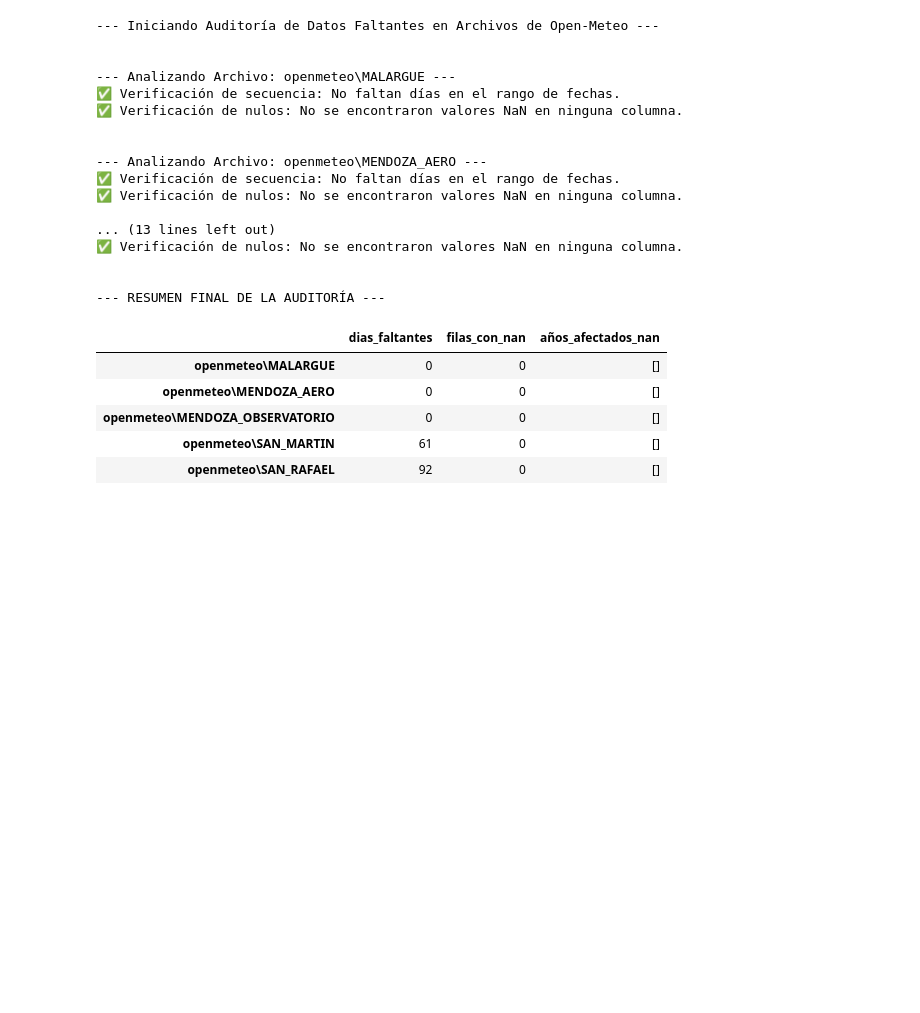
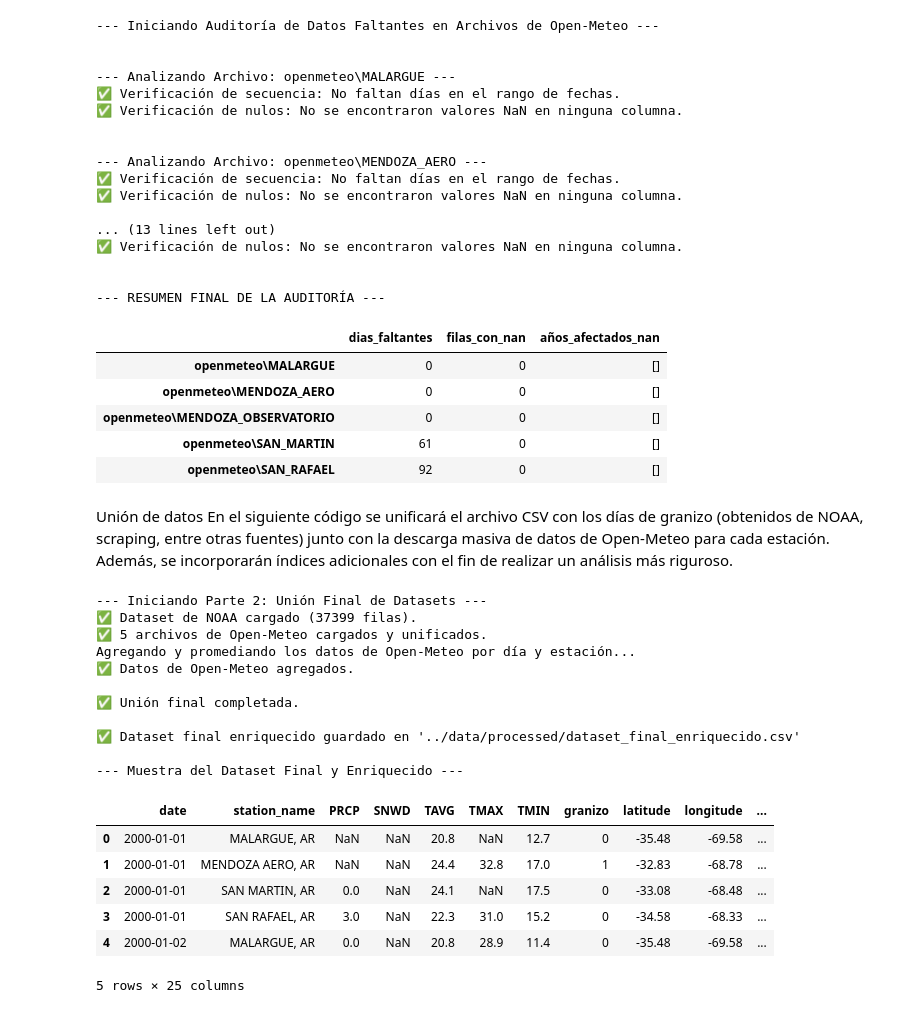
Before and after one commit to Nahuelito22/Nimbus-AI, a Jupyter notebook: notebooks/04_feature_engineering_y_enriquecimiento.ipynb, the cells around one changed output. Cells and saved outputs as stored; diff of their text form; code cells hidden in the pictures; blank space fills up the shorter version.

```diff
--- a/notebooks/04_feature_engineering_y_enriquecimiento.ipynb
+++ b/notebooks/04_feature_engineering_y_enriquecimiento.ipynb
@@ -412,3 +414,76 @@ display(df_resumen)
 | openmeteo\MENDOZA_OBSERVATORIO | 0 | 0 | [] |
 | openmeteo\SAN_MARTIN | 61 | 0 | [] |
 | openmeteo\SAN_RAFAEL | 92 | 0 | [] |
+# %% [markdown]
+Unión de datos
+En el siguiente código se unificará el archivo CSV con los días de granizo (obtenidos de NOAA, scraping, entre otras fuentes) junto con la descarga masiva de datos de Open-Meteo para cada estación. Además, se incorporarán índices adicionales con el fin de realizar un análisis más riguroso.
+# %%
+import pandas as pd
+import glob
+import os
+
+print("--- Iniciando Parte 2: Unión Final de Datasets ---")
+
+# --- 1. Cargar el Dataset Base de la NOAA ---
+ruta_noaa = "../data/processed/dataset_final_etiquetado.csv"
+df_noaa = pd.read_csv(ruta_noaa)
+df_noaa['date'] = pd.to_datetime(df_noaa['date']).dt.date
+print(f"✅ Dataset de NOAA cargado ({len(df_noaa)} filas).")
+
+# --- 2. Cargar y Unir TODOS los archivos de Open-Meteo ---
+ruta_openmeteo = "../data/raw/openmeteo/*.csv"
+archivos_om = glob.glob(ruta_openmeteo)
+if archivos_om:
+    df_openmeteo_raw = pd.concat([pd.read_csv(f) for f in archivos_om], ignore_index=True)
+    df_openmeteo_raw['date'] = pd.to_datetime(df_openmeteo_raw['date']).dt.date
+    print(f"✅ {len(archivos_om)} archivos de Open-Meteo cargados y unificados.")
+else:
+    print("❌ No se encontraron archivos de Open-Meteo para unir.")
+    df_openmeteo_raw = pd.DataFrame()
+
+if not df_openmeteo_raw.empty:
+    # --- 3. Agregar y promediar datos de Open-Meteo ---
+    print("Agregando y promediando los datos de Open-Meteo por día y estación...")
+    # Seleccionamos solo las columnas a promediar
+    columnas_a_promediar = [col for col in df_openmeteo_raw.columns if col.startswith('om_')]
+    agregaciones = {col: 'mean' for col in columnas_a_promediar}
+
+    # Agrupamos por fecha y estación, manteniendo latitud y longitud
+    df_openmeteo_agregado = df_openmeteo_raw.groupby(
+        ['date', 'station_name', 'latitude', 'longitude']
+    ).agg(agregaciones).reset_index()
+    print("✅ Datos de Open-Meteo agregados.")
+
+    # --- 4. La Unión Final ---
+    df_final = pd.merge(df_noaa, df_openmeteo_agregado, on=['date', 'station_name'], how='left')
+    print("\n✅ Unión final completada.")
+
+    # --- 5. Guardar ---
+    ruta_salida = "../data/processed/dataset_final_enriquecido.csv"
+    df_final.to_csv(ruta_salida, index=False)
+    print(f"\n✅ Dataset final enriquecido guardado en '{ruta_salida}'")
+
+    print("\n--- Muestra del Dataset Final y Enriquecido ---")
+    display(df_final.head())
+
+    print("\n--- Información del Dataset Final ---")
+    df_final.info()
+# %% [output]
+--- Iniciando Parte 2: Unión Final de Datasets ---
+✅ Dataset de NOAA cargado (37399 filas).
+✅ 5 archivos de Open-Meteo cargados y unificados.
+Agregando y promediando los datos de Open-Meteo por día y estación...
+✅ Datos de Open-Meteo agregados.
+
+✅ Unión final completada.
+
+✅ Dataset final enriquecido guardado en '../data/processed/dataset_final_enriquecido.csv'
+
+--- Muestra del Dataset Final y Enriquecido ---
+|  | date | station_name | PRCP | SNWD | TAVG | TMAX | TMIN | granizo | latitude | longitude | ... |
+| 0 | 2000-01-01 | MALARGUE, AR | NaN | NaN | 20.8 | NaN | 12.7 | 0 | -35.48 | -69.58 | ... |
+| 1 | 2000-01-01 | MENDOZA AERO, AR | NaN | NaN | 24.4 | 32.8 | 17.0 | 1 | -32.83 | -68.78 | ... |
+| 2 | 2000-01-01 | SAN MARTIN, AR | 0.0 | NaN | 24.1 | NaN | 17.5 | 0 | -33.08 | -68.48 | ... |
+| 3 | 2000-01-01 | SAN RAFAEL, AR | 3.0 | NaN | 22.3 | 31.0 | 15.2 | 0 | -34.58 | -68.33 | ... |
+| 4 | 2000-01-02 | MALARGUE, AR | 0.0 | NaN | 20.8 | 28.9 | 11.4 | 0 | -35.48 | -69.58 | ... |
+5 rows × 25 columns
```
Also changed, not shown: parts of 2 cells of this notebook, 1 other file.
